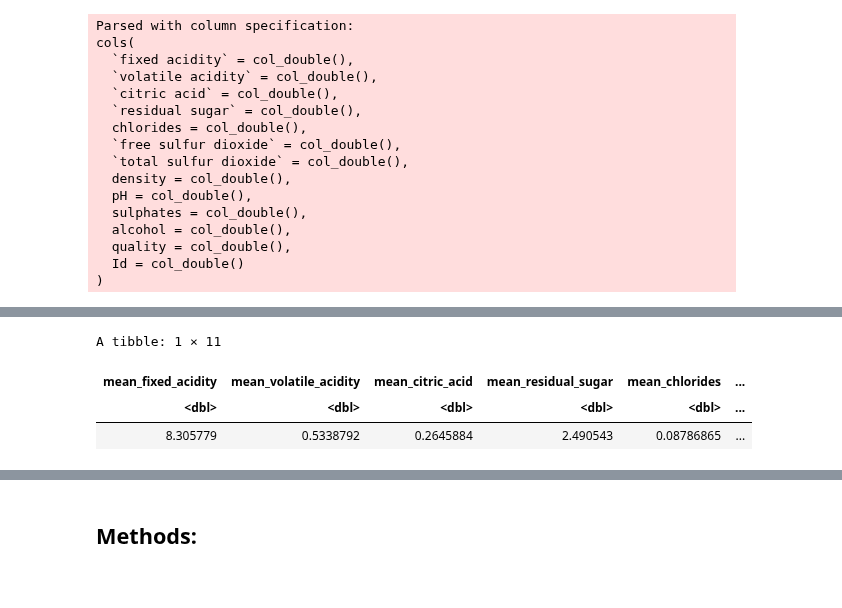
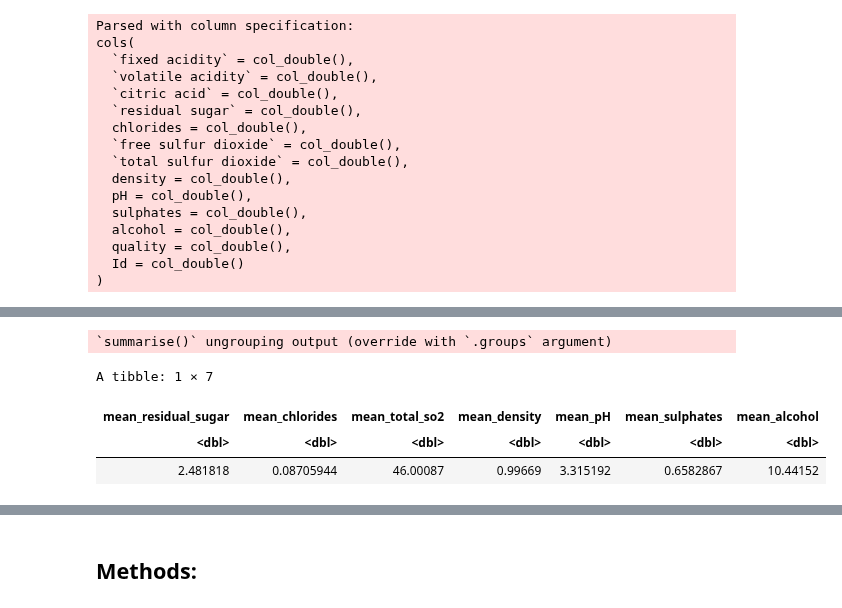
Before and after one commit to jon-chow/DSCI100-WineQualityAnalysis, a Jupyter notebook: Proposal.ipynb, the cells around one changed output, grey strips where cells are left out. Drawn from its saved outputs; the diff is of its cells as text; code cells hidden in the pictures.

```diff
--- a/Proposal.ipynb
+++ b/Proposal.ipynb
@@ -70,13 +76,19 @@ A tibble: 572 × 12
 # %%
 # summarizing data
-train_data_summary <- test_data %>%
+train_data_mean_summary <- train_data %>%
                       select(-quality) %>%
                       map_dfr(mean, na.rm = TRUE)
-colnames(train_data_summary) <- paste("mean", colnames(train_data_summary), sep = "_")
+colnames(train_data_mean_summary) <- paste("mean", colnames(train_data_mean_summary), sep = "_")
 
-train_data_summary
+train_data_quality_summary <- test_data %>%
+                              group_by(quality) %>%
+                              summarize(count = n(), proportion = n() / nrow(test_data) * 100)
 # %% [output]
-A tibble: 1 × 11
+`summarise()` ungrouping output (override with `.groups` argument)
-| mean_fixed_acidity | mean_volatile_acidity | mean_citric_acid | mean_residual_sugar | mean_chlorides | ... |
-| <dbl> | <dbl> | <dbl> | <dbl> | <dbl> | ... |
-| 8.305779 | 0.5338792 | 0.2645884 | 2.490543 | 0.08786865 | ... |
+# %%
+train_data_mean_summary
+# %% [output]
+A tibble: 1 × 7
+| mean_residual_sugar | mean_chlorides | mean_total_so2 | mean_density | mean_pH | mean_sulphates | mean_alcohol |
+| <dbl> | <dbl> | <dbl> | <dbl> | <dbl> | <dbl> | <dbl> |
+| 2.481818 | 0.08705944 | 46.00087 | 0.99669 | 3.315192 | 0.6582867 | 10.44152 |
```
Also changed, not shown: parts of 11 cells of this notebook, 1 other file.
